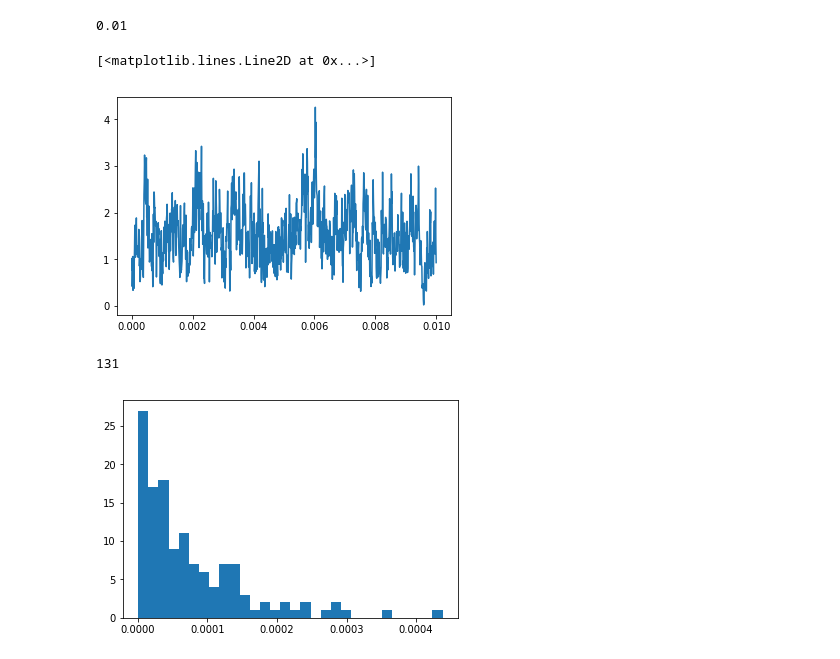
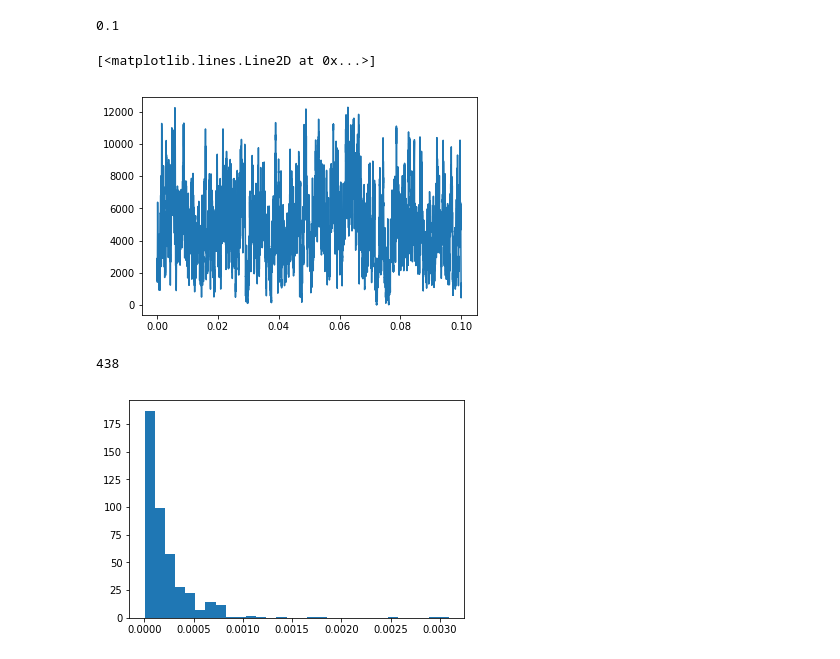
Before and after one commit to MahmoudEKhani/BME572_FinalProject_FCS, a Jupyter notebook: Optimization_for_Maximum_Likelihood.ipynb, the cells around one changed output. Saved outputs shown, nothing was run; the diff lists cells and outputs as text; code cells hidden in the pictures.

```diff
--- a/Optimization_for_Maximum_Likelihood.ipynb
+++ b/Optimization_for_Maximum_Likelihood.ipynb
@@ -9,15 +9,15 @@ from scipy.integrate import quad
 from scipy.optimize import minimize #optimization
 # %%
 dt = 0.00001 # what is dt? is the sampling period in the time-domain
-length = 1000 # length of what? length of the intensity signal
+length = 10000 # length of what? length of the intensity signal
 T = length*dt # time that signal covers
 D = 10000 # diffusion coefficient
 sigma = 2 # standard deviation
 L = 10
-N = 30
+N = 20
 T
 # %% [output]
-0.01
+0.1
 # %%
 # initial positions
 pos1 = 2*L*np.random.random(size=(N,))-L
@@ -28,15 +28,15 @@ x = np.column_stack((pos1,steps))
 path = np.mod(np.cumsum(x,axis=1),2*L)-L
 # %%
 # simulating 2D gaussian illumination with variance = 1
-intensity = norm.pdf(path,loc=0)
+intensity = norm.pdf(path,loc=0)*5000
 intensity = np.sum(intensity,axis=0) # moving to 1 dimension
 tt = np.arange(length+1)*dt # time-axis t[-1]=T
 plt.plot(tt,intensity)
 # %% [output]
 [<matplotlib.lines.Line2D at 0x...>]
-[figure, old version]
+[figure, new version]
 # %%
-intensity_interp = interp1d(tt,intensity*10000)
+intensity_interp = interp1d(tt,intensity)
 t = 0
 delta_t_list=[]
 while t < tt[-1]:
@@ -47,8 +47,8 @@ while t < tt[-1]:
 plt.hist(delta_t_list,bins=30)
 len(delta_t_list)
 # %% [output]
-131
+438
-[figure, old version]
+[figure, new version]
 # %%
 delta_t_list = np.array(delta_t_list)
 delta_t_list.sort(axis=0)
```
Also changed, not shown: parts of 4 cells of this notebook, 2 other files.
